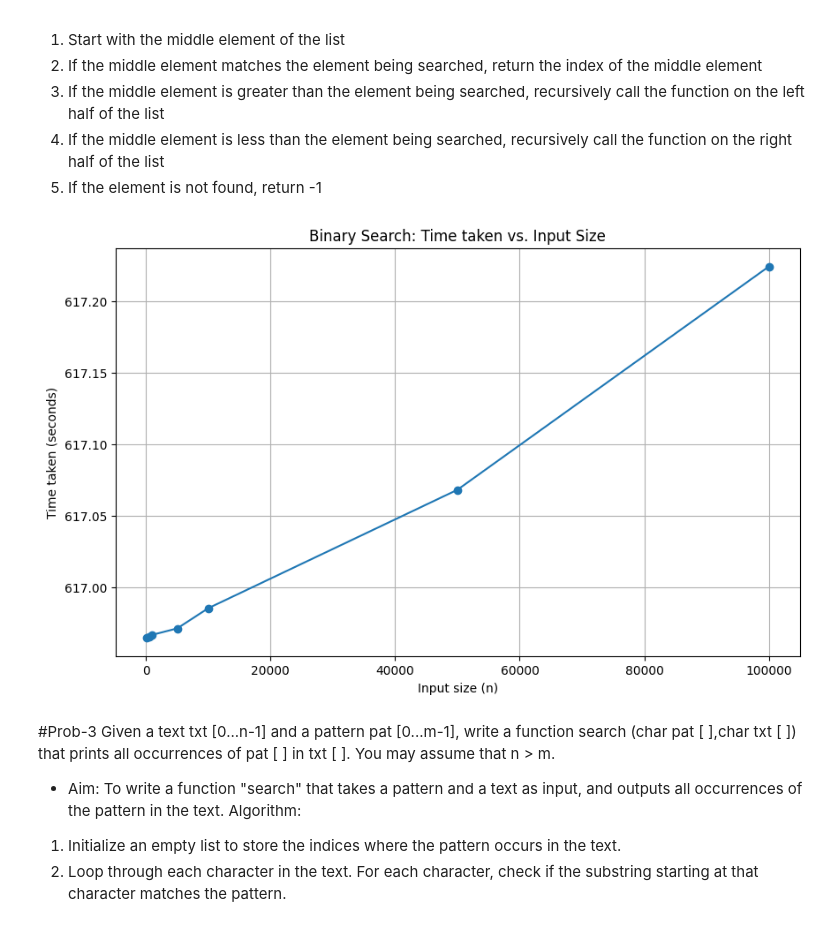
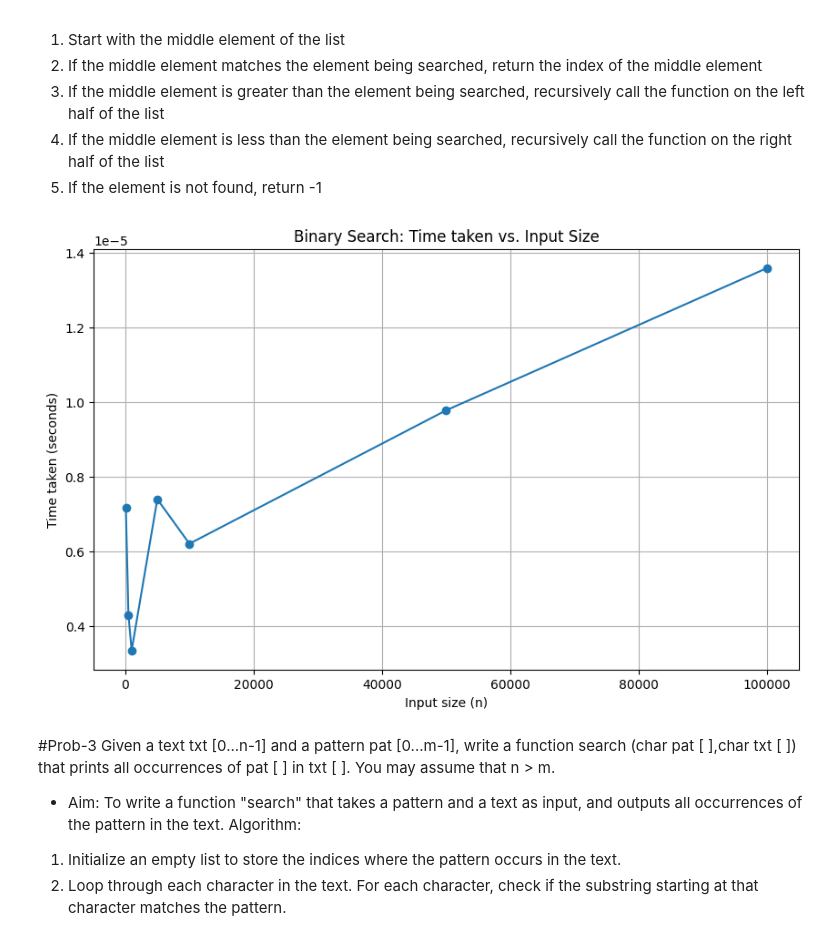
Before and after one commit to rrishabk/Algorithms, a Jupyter notebook: Lab_4.ipynb, the cells around one changed output. Drawn from its saved outputs; the diff is of its cells as text; code cells hidden in the pictures.

```diff
--- a/Lab_4.ipynb
+++ b/Lab_4.ipynb
@@ -64,35 +64,35 @@ def binary_search(arr, low, high, x):
         elif arr[mid] > x:
             return binary_search(arr, low, mid - 1, x)
         else:
             return binary_search(arr, mid + 1, high, x)
     else:
         return -1
 
 n_values = [100, 500, 1000, 5000, 10000, 50000, 100000]
 times = []
 
 for n in n_values:
 
     arr = sorted([random.randint(0, n * 2) for _ in range(n)])
 
 
     xi = arr[-1] if n > 0 else 0
 
-    start_ipython = time.time()
+    start = time.time()
 
     binary_search(arr, 0, n - 1, xi)
     end = time.time()
     times.append(end - start)
 
 plt.figure(figsize=(10, 6))
 plt.plot(n_values, times, marker='o')
 plt.xlabel("Input size (n)")
 plt.ylabel("Time taken (seconds)")
 plt.title("Binary Search: Time taken vs. Input Size")
 plt.grid(True)
 plt.show()
 # %% [output]
-[figure, old version]
+[figure, new version]
 # %% [markdown]
 #Prob-3
 Given a text txt [0...n-1] and a pattern pat [0...m-1], write a function search (char pat [ ],char txt [ ]) that prints all occurrences of pat [ ] in txt [ ]. You may assume that n > m.
```
Also changed, not shown: parts of 3 cells of this notebook.
